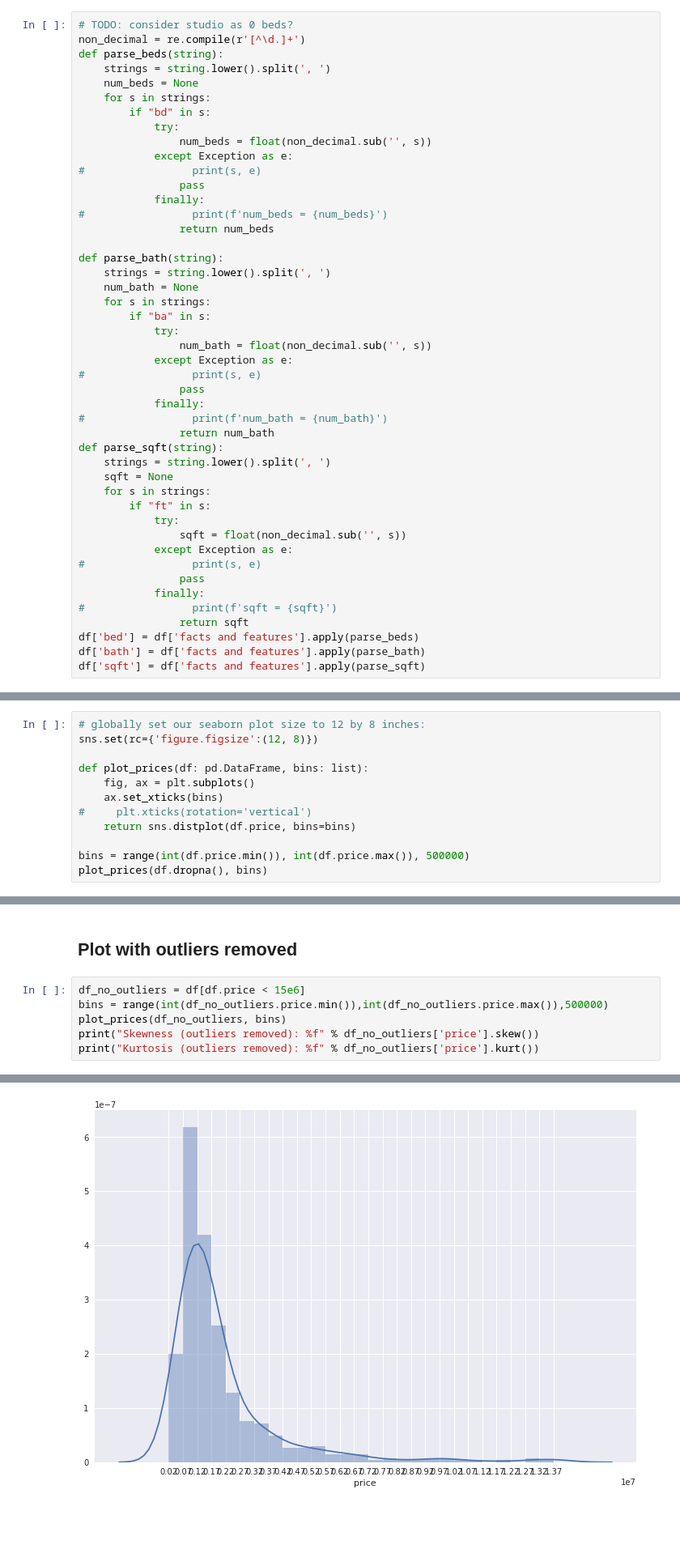
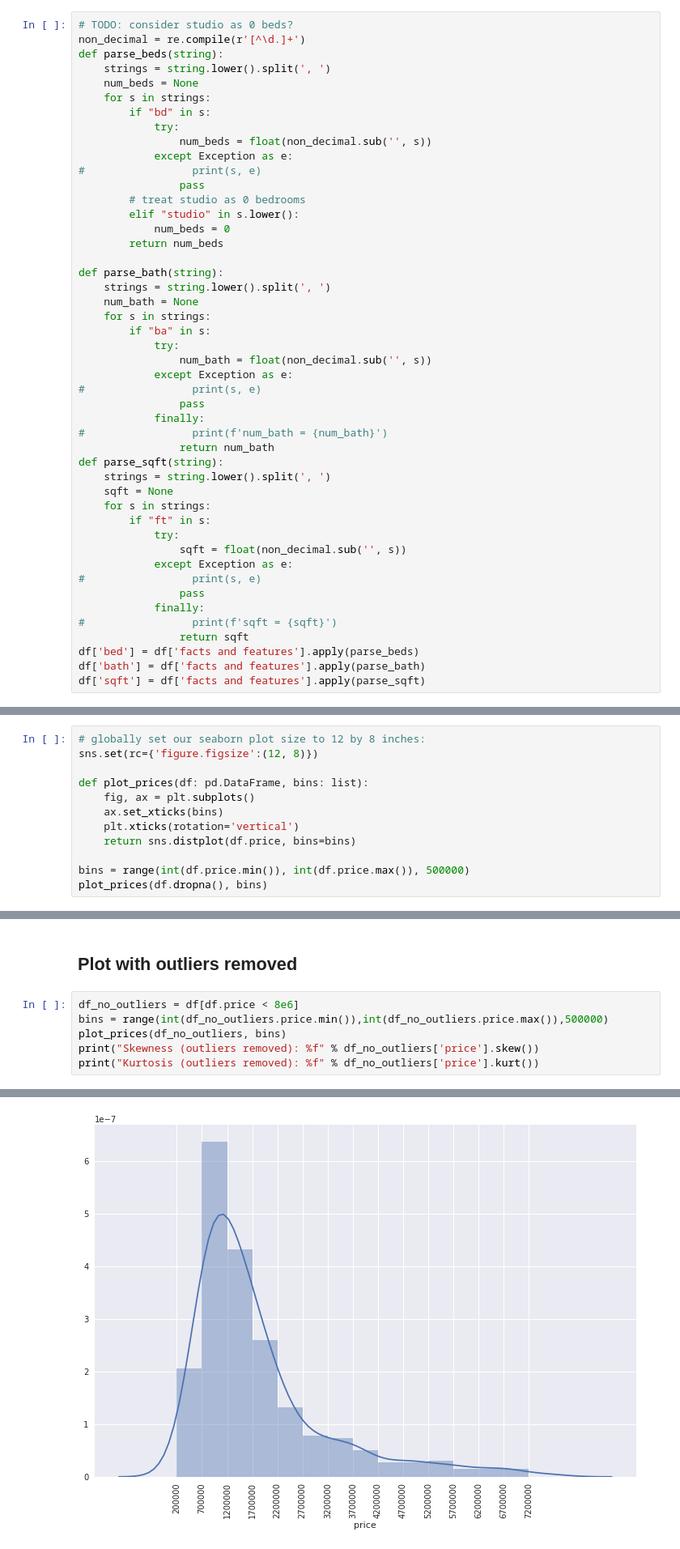
Before and after one commit to kylehounslow/mlbootcampSF, a Jupyter notebook: notebooks/1 - Exploratory Data Analysis.ipynb, the cells around one changed output, grey strips where cells are left out. Shown at 81% size. Drawn from its saved outputs; the diff is of its cells as text; blank space fills up the shorter version.

```diff
--- a/notebooks/1 - Exploratory Data Analysis.ipynb
+++ b/notebooks/1 - Exploratory Data Analysis.ipynb
@@ -130,9 +132,10 @@ def parse_beds(string):
             except Exception as e:
 #                 print(s, e)
                 pass
-            finally:
-#                 print(f'num_beds = {num_beds}')
-                return num_beds
+        # treat studio as 0 bedrooms
+        elif "studio" in s.lower():
+            num_beds = 0
+        return num_beds
 
 def parse_bath(string):
     strings = string.lower().split(', ')
@@ -292,7 +295,7 @@ sns.set(rc={'figure.figsize':(12, 8)})
 def plot_prices(df: pd.DataFrame, bins: list):
     fig, ax = plt.subplots()
     ax.set_xticks(bins)
-#     plt.xticks(rotation='vertical')
+    plt.xticks(rotation='vertical')
     return sns.distplot(df.price, bins=bins)
 
 bins = range(int(df.price.min()), int(df.price.max()), 500000)
@@ -315,7 +318,7 @@ Kurtosis: 22.026335
 # %% [markdown]
 ## Plot with outliers removed
 # %%
-df_no_outliers = df[df.price < 15e6]
+df_no_outliers = df[df.price < 8e6]
 bins = range(int(df_no_outliers.price.min()),int(df_no_outliers.price.max()),500000)
 plot_prices(df_no_outliers, bins)
 print("Skewness (outliers removed): %f" % df_no_outliers['price'].skew())
@@ -326,4 +329,4 @@ Kurtosis (outliers removed): 11.620759
-[figure, old version]
+[figure, new version]
 # %% [markdown]
 ### Removing the outliers improved our skewness and kurtosis values.
 We will remember this when cleaning the data for our model. Machine learning models work best with normally distributed data. Outliers may affect model performance.
```
Also changed, not shown: parts of 37 cells of this notebook, 7 other files.
